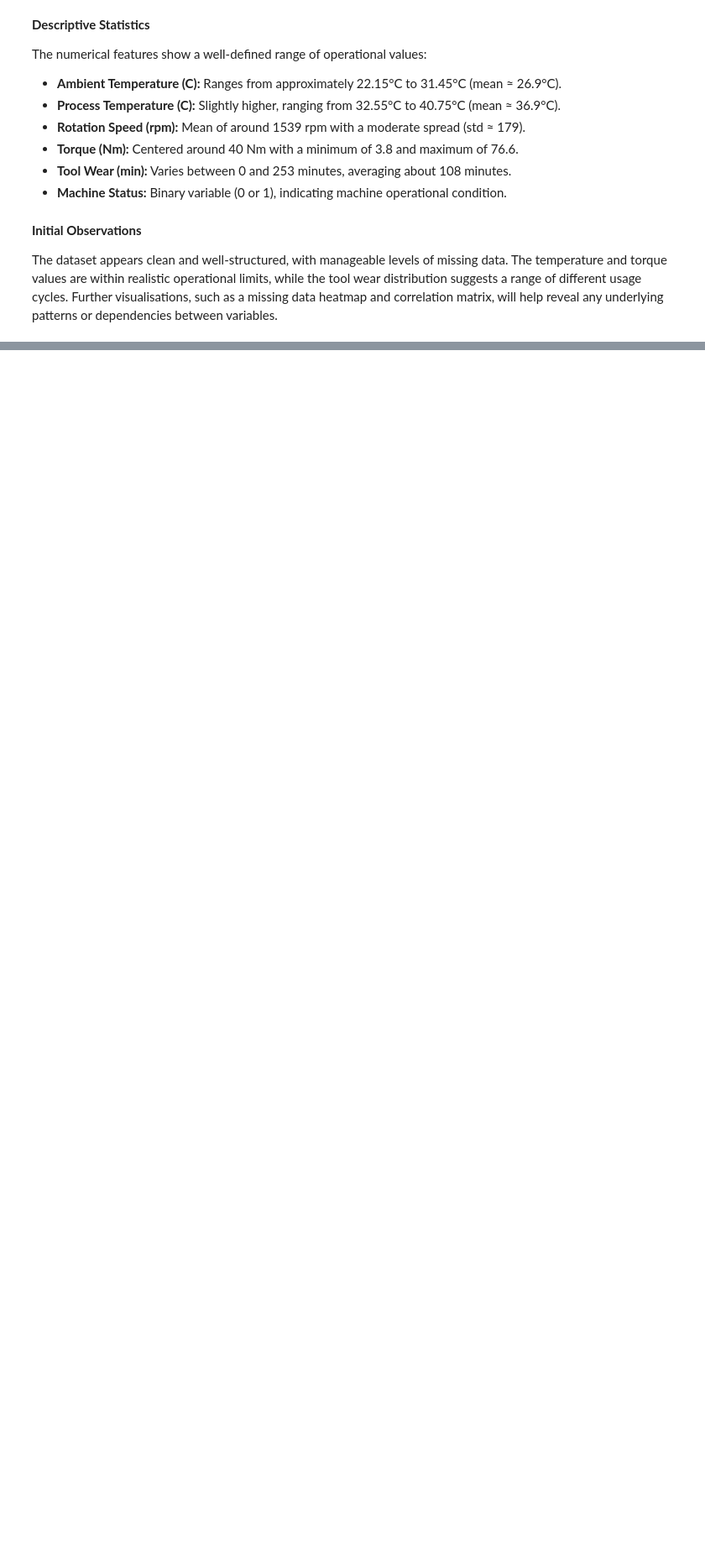
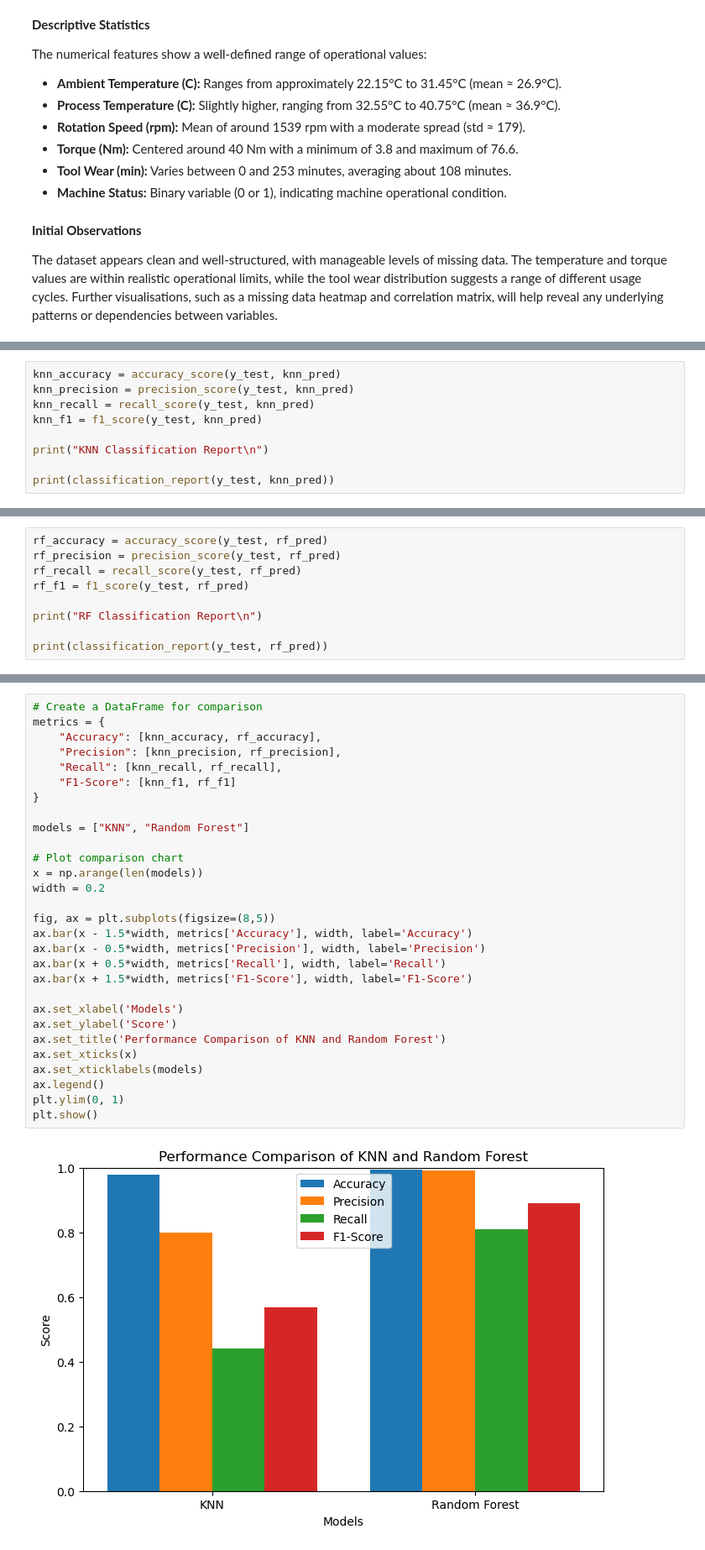
Before and after one commit to Inferno1172/AIML-classification-regression, a Jupyter notebook: p2508625_CA1_PartA_Moiz.ipynb, the cells around one changed output, grey strips where cells are left out. Shown at 84% size. Drawn from its saved outputs; the diff is of its cells as text; blank space fills up the shorter version.

```diff
--- a/p2508625_CA1_PartA_Moiz.ipynb
+++ b/p2508625_CA1_PartA_Moiz.ipynb
@@ -210,0 +379,9 @@ Overall, these analyses provided a clear overview of data quality and inter-vari
+# %%
+knn_accuracy = accuracy_score(y_test, knn_pred)
+knn_precision = precision_score(y_test, knn_pred)
+knn_recall = recall_score(y_test, knn_pred)
+knn_f1 = f1_score(y_test, knn_pred)
+
+print("KNN Classification Report\n")
+
+print(classification_report(y_test, knn_pred))
@@ -210,0 +399,9 @@ Overall, these analyses provided a clear overview of data quality and inter-vari
+# %%
+rf_accuracy = accuracy_score(y_test, rf_pred)
+rf_precision = precision_score(y_test, rf_pred)
+rf_recall = recall_score(y_test, rf_pred)
+rf_f1 = f1_score(y_test, rf_pred)
+
+print("RF Classification Report\n")
+
+print(classification_report(y_test, rf_pred))
@@ -210,0 +419,31 @@ Overall, these analyses provided a clear overview of data quality and inter-vari
+# %%
+# Create a DataFrame for comparison
+metrics = {
+    "Accuracy": [knn_accuracy, rf_accuracy],
+    "Precision": [knn_precision, rf_precision],
+    "Recall": [knn_recall, rf_recall],
+    "F1-Score": [knn_f1, rf_f1]
+}
+
+models = ["KNN", "Random Forest"]
+
+# Plot comparison chart
+x = np.arange(len(models))
+width = 0.2
+
+fig, ax = plt.subplots(figsize=(8,5))
+ax.bar(x - 1.5*width, metrics['Accuracy'], width, label='Accuracy')
+ax.bar(x - 0.5*width, metrics['Precision'], width, label='Precision')
+ax.bar(x + 0.5*width, metrics['Recall'], width, label='Recall')
+ax.bar(x + 1.5*width, metrics['F1-Score'], width, label='F1-Score')
+
+ax.set_xlabel('Models')
+ax.set_ylabel('Score')
+ax.set_title('Performance Comparison of KNN and Random Forest')
+ax.set_xticks(x)
+ax.set_xticklabels(models)
+ax.legend()
+plt.ylim(0, 1)
+plt.show()
+# %% [output]
+[figure, added]
```
Also changed, not shown: parts of 18 cells of this notebook, 1 other file.
